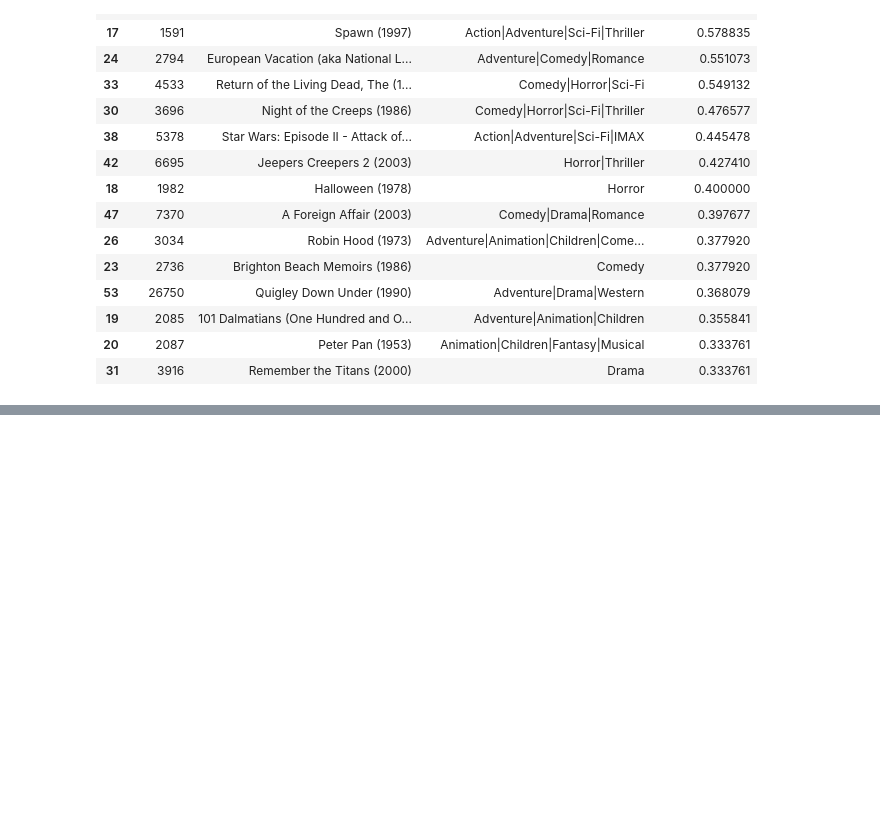
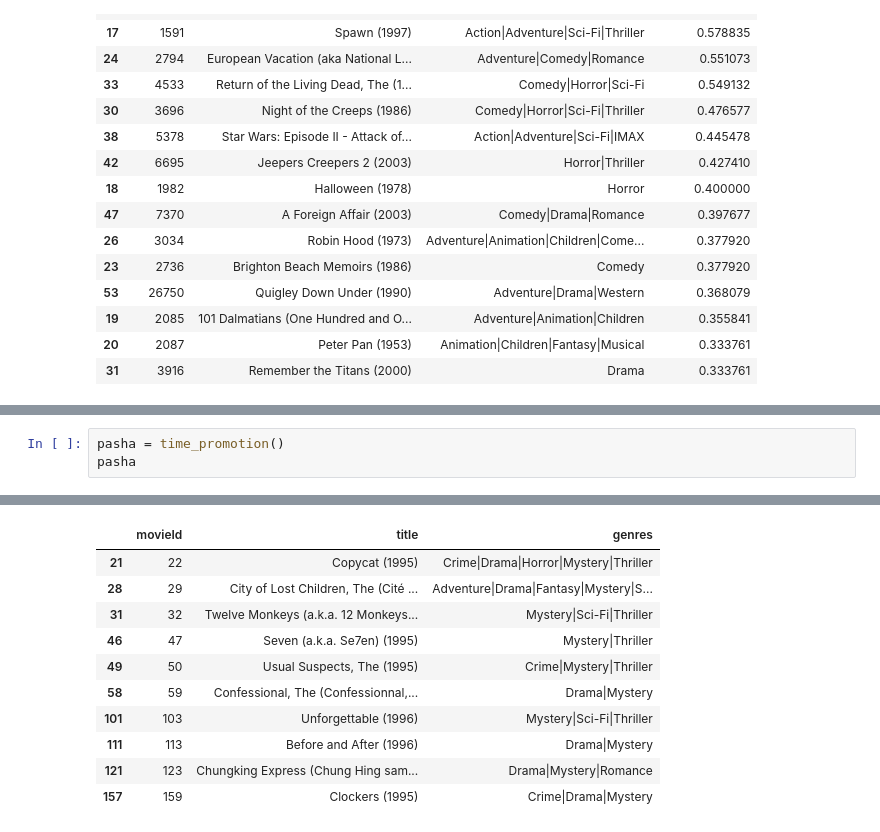
Before and after one commit to Saatarko/HomeworkDS, a Jupyter notebook: Homework_hybrid_rec_system.ipynb, the cells around one changed output, grey strips where cells are left out. Saved outputs shown, nothing was run; the diff lists cells and outputs as text; blank space fills up the shorter version.

```diff
--- a/Homework_hybrid_rec_system.ipynb
+++ b/Homework_hybrid_rec_system.ipynb
@@ -955,0 +1168,4 @@ final_df
+# %%
+pasha = time_promotion()
+pasha
+# %% [output]
@@ -955,0 +1173,11 @@ final_df
+|  | movieId | title | genres |
+| 21 | 22 | Copycat (1995) | Crime|Drama|Horror|Mystery|Thriller |
+| 28 | 29 | City of Lost Children, The (Cité ... | Adventure|Drama|Fantasy|Mystery|S... |
+| 31 | 32 | Twelve Monkeys (a.k.a. 12 Monkeys... | Mystery|Sci-Fi|Thriller |
+| 46 | 47 | Seven (a.k.a. Se7en) (1995) | Mystery|Thriller |
+| 49 | 50 | Usual Suspects, The (1995) | Crime|Mystery|Thriller |
+| 58 | 59 | Confessional, The (Confessionnal,... | Drama|Mystery |
+| 101 | 103 | Unforgettable (1996) | Mystery|Sci-Fi|Thriller |
+| 111 | 113 | Before and After (1996) | Drama|Mystery |
+| 121 | 123 | Chungking Express (Chung Hing sam... | Drama|Mystery|Romance |
+| 157 | 159 | Clockers (1995) | Crime|Drama|Mystery |
```
Also changed, not shown: parts of 19 cells of this notebook, 3 other files.
